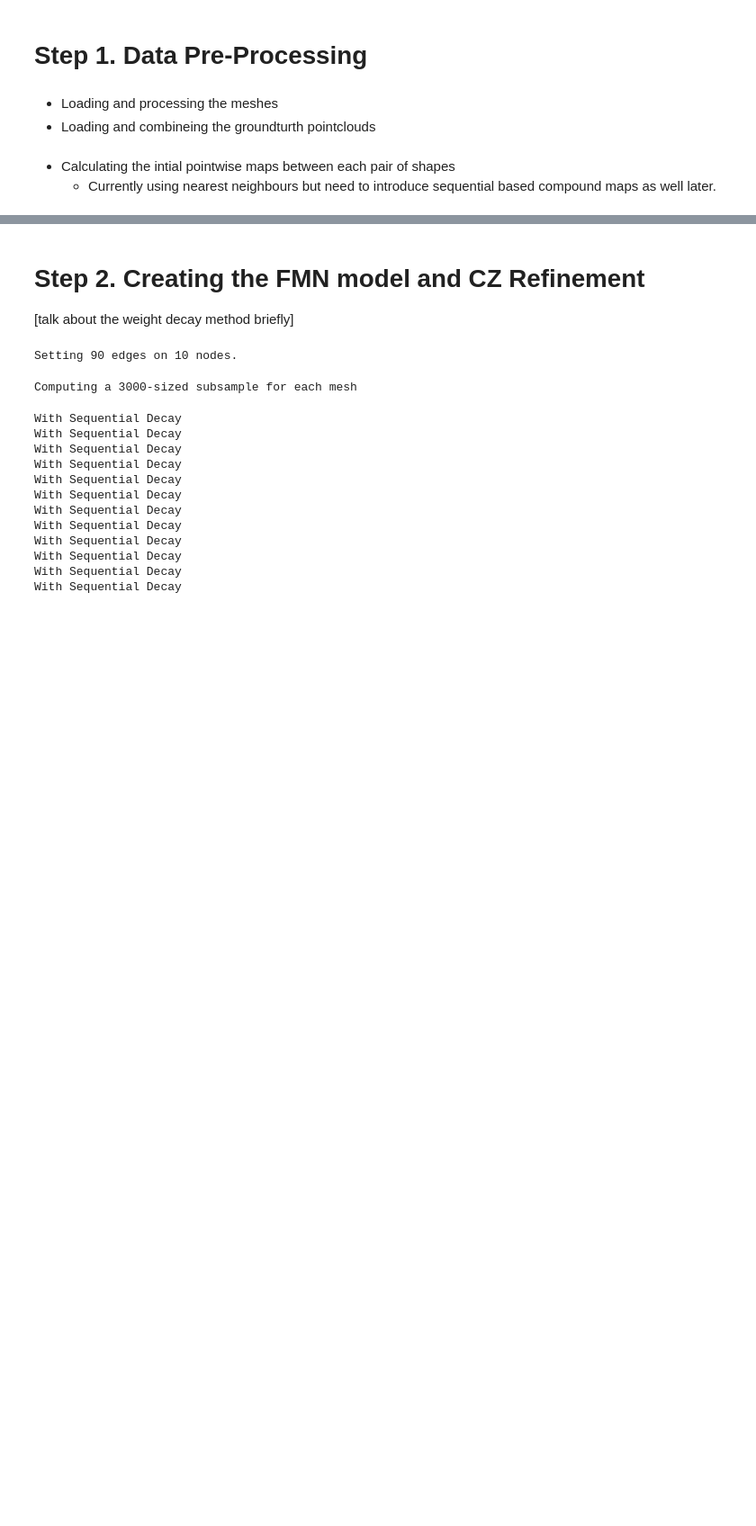
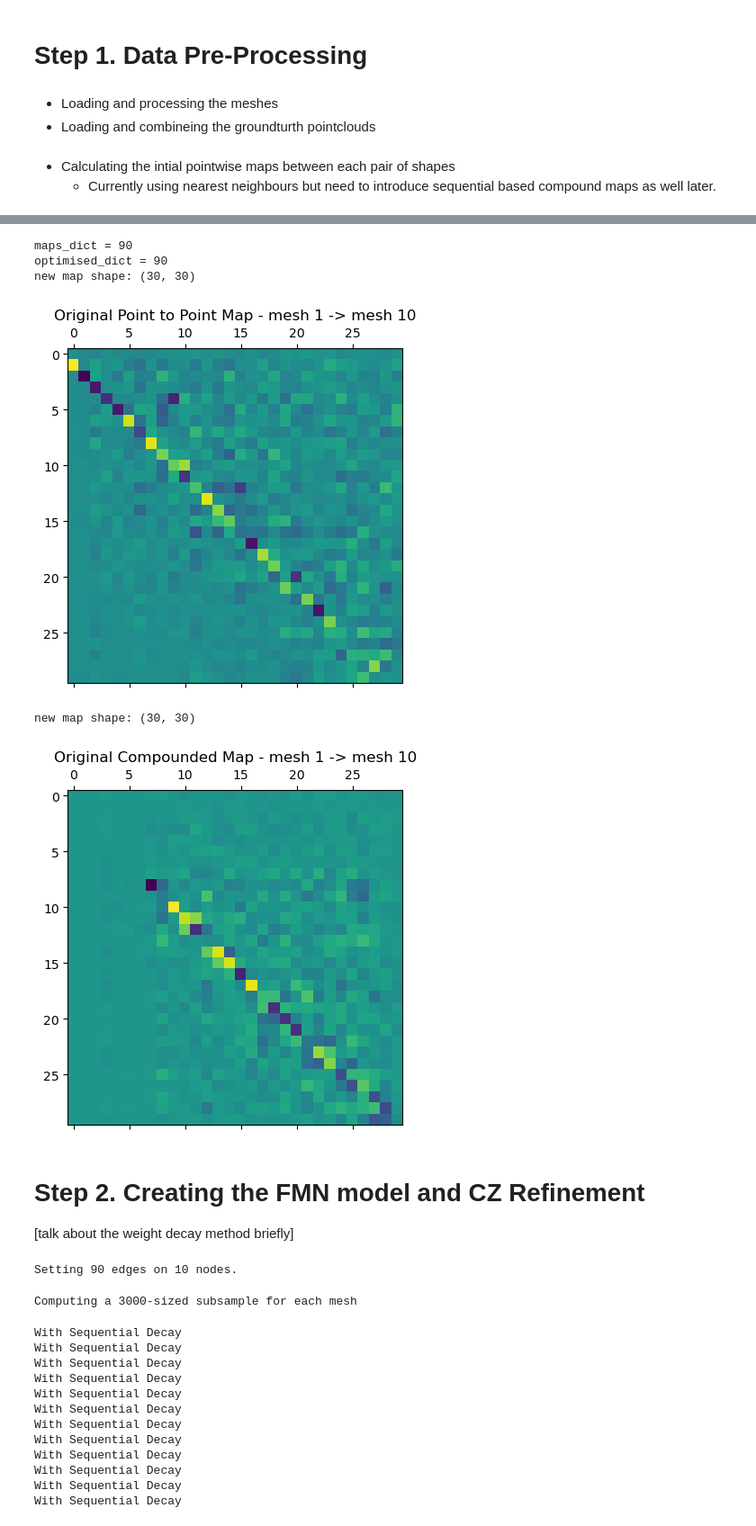
Before and after one commit to Arma1500/capstone2025, a Jupyter notebook: implementation.ipynb, the cells around one changed output, grey strips where cells are left out. Shown at 90% size. Saved outputs shown, nothing was run; the diff lists cells and outputs as text; code cells hidden in the pictures; blank space fills up the shorter version.

```diff
--- a/implementation.ipynb
+++ b/implementation.ipynb
@@ -200,3 +272,16 @@ optimised_dict = 90
+# %%
+ind1 = 0
+ind2 = 9
+print(f"maps_dict = {len(maps_dict)}")
+print(f"optimised_dict = {len(compound_dict)}")
+double_fm_display(ind1, ind2, maps_dict, compound_dict)
+# %% [output]
+maps_dict = 90
+optimised_dict = 90
+new map shape: (30, 30)
+[figure, added]
+new map shape: (30, 30)
+[figure, added]
 # %% [markdown]
 # Step 2. Creating the FMN model and CZ Refinement
 
```
Also changed, not shown: parts of 23 cells of this notebook, 4 other files.
